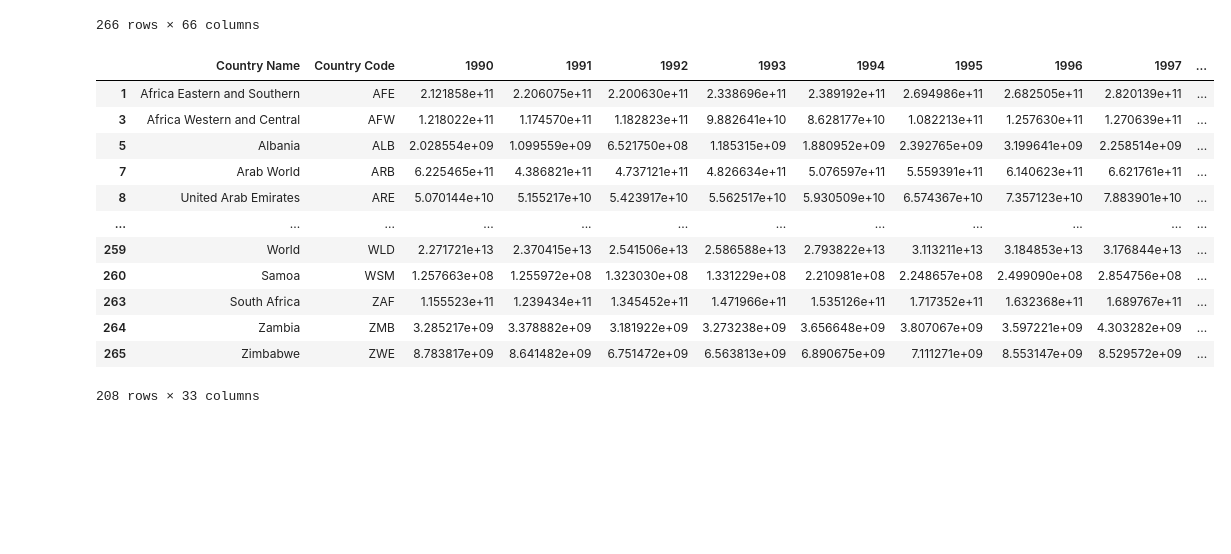
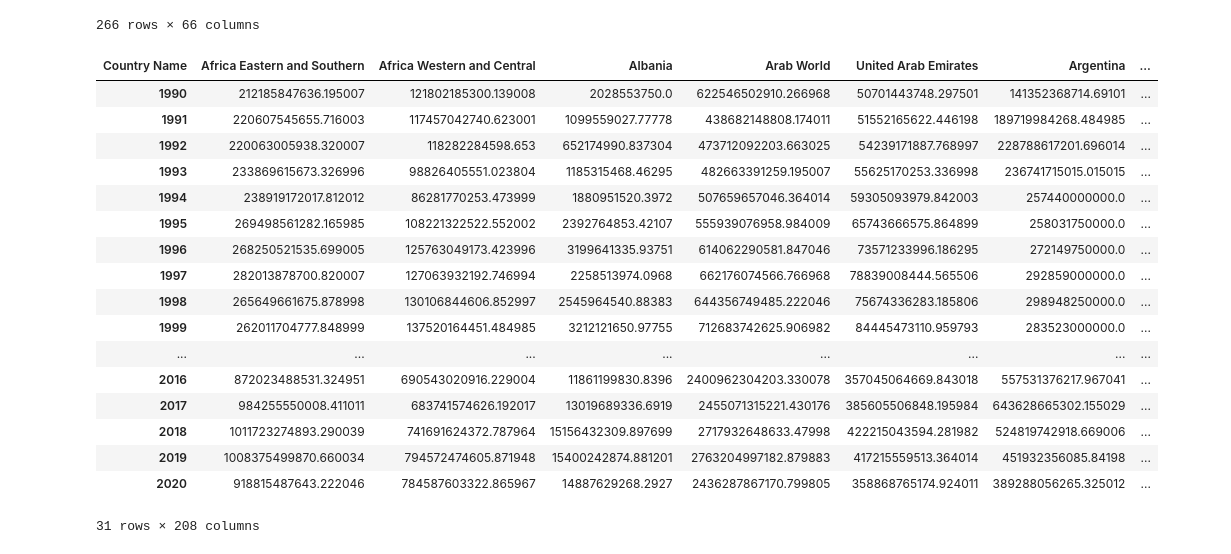
Before and after one commit to douglas-robertson/Project1, a Jupyter notebook: Data Files/Global GDP Data Book.ipynb, the cells around one changed output. Cells and saved outputs as stored; diff of their text form; code cells hidden in the pictures; blank space fills up the shorter version.

```diff
--- a/Data Files/Global GDP Data Book.ipynb
+++ b/Data Files/Global GDP Data Book.ipynb
@@ -22,28 +23,42 @@ gdp_df
 # %%
 #drop irrelevant columns names
 clean_gdp = gdp_df.drop(['Indicator Name','Indicator Code', 'Unnamed: 65'], axis = 1)
 
 #drop all rows up until 1990 to align with other data emissions data
 for x in range(1960,1990):
     clean_gdp = clean_gdp.drop([f'{x}'],axis = 1)
 
 #remove rows with any NaN values
 clean_gdp = clean_gdp.dropna(how = 'any')
 clean_gdp
+
+#transpose columns
+clean_gdp_t = clean_gdp.T
+clean_gdp_t.columns = (clean_gdp_t.iloc[0])
+clean_gdp_t = clean_gdp_t.drop(clean_gdp_t.index[0])
+clean_gdp_t = clean_gdp_t.drop(clean_gdp_t.index[0])
+
+#clean_gdp_t.rename(index={0: "Year"})
+clean_gdp_t
 # %% [output]
-|  | Country Name | Country Code | 1990 | 1991 | 1992 | 1993 | 1994 | 1995 | 1996 | 1997 | ... |
-| 1 | Africa Eastern and Southern | AFE | 2.121858e+11 | 2.206075e+11 | 2.200630e+11 | 2.338696e+11 | 2.389192e+11 | 2.694986e+11 | 2.682505e+11 | 2.820139e+11 | ... |
-| 3 | Africa Western and Central | AFW | 1.218022e+11 | 1.174570e+11 | 1.182823e+11 | 9.882641e+10 | 8.628177e+10 | 1.082213e+11 | 1.257630e+11 | 1.270639e+11 | ... |
-| 5 | Albania | ALB | 2.028554e+09 | 1.099559e+09 | 6.521750e+08 | 1.185315e+09 | 1.880952e+09 | 2.392765e+09 | 3.199641e+09 | 2.258514e+09 | ... |
-| 7 | Arab World | ARB | 6.225465e+11 | 4.386821e+11 | 4.737121e+11 | 4.826634e+11 | 5.076597e+11 | 5.559391e+11 | 6.140623e+11 | 6.621761e+11 | ... |
-| 8 | United Arab Emirates | ARE | 5.070144e+10 | 5.155217e+10 | 5.423917e+10 | 5.562517e+10 | 5.930509e+10 | 6.574367e+10 | 7.357123e+10 | 7.883901e+10 | ... |
-| ... | ... | ... | ... | ... | ... | ... | ... | ... | ... | ... | ... |
-| 259 | World | WLD | 2.271721e+13 | 2.370415e+13 | 2.541506e+13 | 2.586588e+13 | 2.793822e+13 | 3.113211e+13 | 3.184853e+13 | 3.176844e+13 | ... |
-| 260 | Samoa | WSM | 1.257663e+08 | 1.255972e+08 | 1.323030e+08 | 1.331229e+08 | 2.210981e+08 | 2.248657e+08 | 2.499090e+08 | 2.854756e+08 | ... |
-| 263 | South Africa | ZAF | 1.155523e+11 | 1.239434e+11 | 1.345452e+11 | 1.471966e+11 | 1.535126e+11 | 1.717352e+11 | 1.632368e+11 | 1.689767e+11 | ... |
-| 264 | Zambia | ZMB | 3.285217e+09 | 3.378882e+09 | 3.181922e+09 | 3.273238e+09 | 3.656648e+09 | 3.807067e+09 | 3.597221e+09 | 4.303282e+09 | ... |
-| 265 | Zimbabwe | ZWE | 8.783817e+09 | 8.641482e+09 | 6.751472e+09 | 6.563813e+09 | 6.890675e+09 | 7.111271e+09 | 8.553147e+09 | 8.529572e+09 | ... |
+| Country Name | Africa Eastern and Southern | Africa Western and Central | Albania | Arab World | United Arab Emirates | Argentina | ... |
+| 1990 | 212185847636.195007 | 121802185300.139008 | 2028553750.0 | 622546502910.266968 | 50701443748.297501 | 141352368714.69101 | ... |
+| 1991 | 220607545655.716003 | 117457042740.623001 | 1099559027.77778 | 438682148808.174011 | 51552165622.446198 | 189719984268.484985 | ... |
+| 1992 | 220063005938.320007 | 118282284598.653 | 652174990.837304 | 473712092203.663025 | 54239171887.768997 | 228788617201.696014 | ... |
+| 1993 | 233869615673.326996 | 98826405551.023804 | 1185315468.46295 | 482663391259.195007 | 55625170253.336998 | 236741715015.015015 | ... |
+| 1994 | 238919172017.812012 | 86281770253.473999 | 1880951520.3972 | 507659657046.364014 | 59305093979.842003 | 257440000000.0 | ... |
+| 1995 | 269498561282.165985 | 108221322522.552002 | 2392764853.42107 | 555939076958.984009 | 65743666575.864899 | 258031750000.0 | ... |
+| 1996 | 268250521535.699005 | 125763049173.423996 | 3199641335.93751 | 614062290581.847046 | 73571233996.186295 | 272149750000.0 | ... |
+| 1997 | 282013878700.820007 | 127063932192.746994 | 2258513974.0968 | 662176074566.766968 | 78839008444.565506 | 292859000000.0 | ... |
+| 1998 | 265649661675.878998 | 130106844606.852997 | 2545964540.88383 | 644356749485.222046 | 75674336283.185806 | 298948250000.0 | ... |
+| 1999 | 262011704777.848999 | 137520164451.484985 | 3212121650.97755 | 712683742625.906982 | 84445473110.959793 | 283523000000.0 | ... |
+| ... | ... | ... | ... | ... | ... | ... | ... |
+| 2016 | 872023488531.324951 | 690543020916.229004 | 11861199830.8396 | 2400962304203.330078 | 357045064669.843018 | 557531376217.967041 | ... |
+| 2017 | 984255550008.411011 | 683741574626.192017 | 13019689336.6919 | 2455071315221.430176 | 385605506848.195984 | 643628665302.155029 | ... |
+| 2018 | 1011723274893.290039 | 741691624372.787964 | 15156432309.897699 | 2717932648633.47998 | 422215043594.281982 | 524819742918.669006 | ... |
+| 2019 | 1008375499870.660034 | 794572474605.871948 | 15400242874.881201 | 2763204997182.879883 | 417215559513.364014 | 451932356085.84198 | ... |
+| 2020 | 918815487643.222046 | 784587603322.865967 | 14887629268.2927 | 2436287867170.799805 | 358868765174.924011 | 389288056265.325012 | ... |
-208 rows × 33 columns
+31 rows × 208 columns
 # %%
 #export to csv
 output_data_file = "clean_gdp.csv"
```
Also changed, not shown: parts of 2 cells of this notebook.
